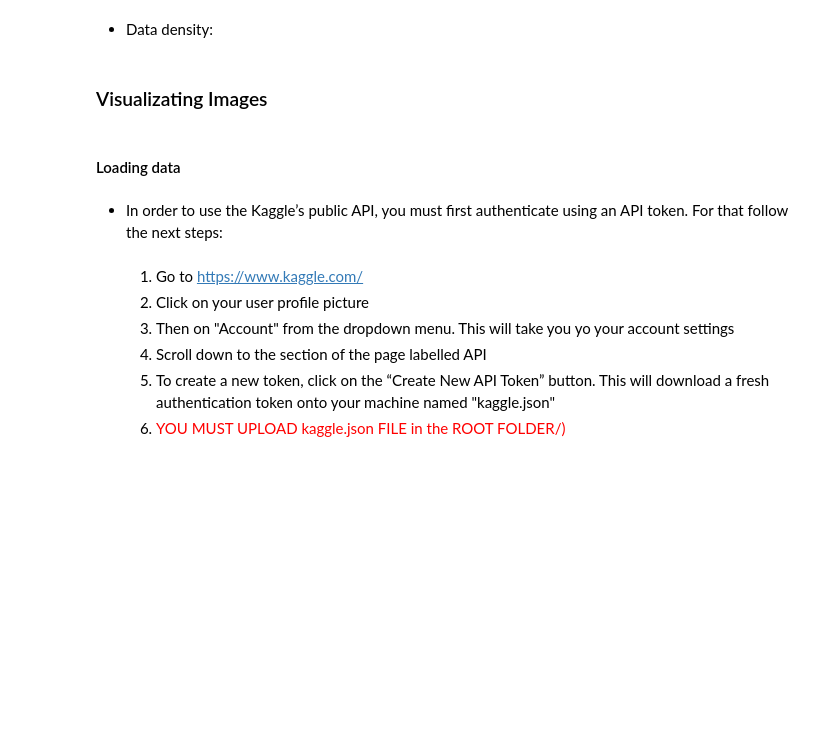
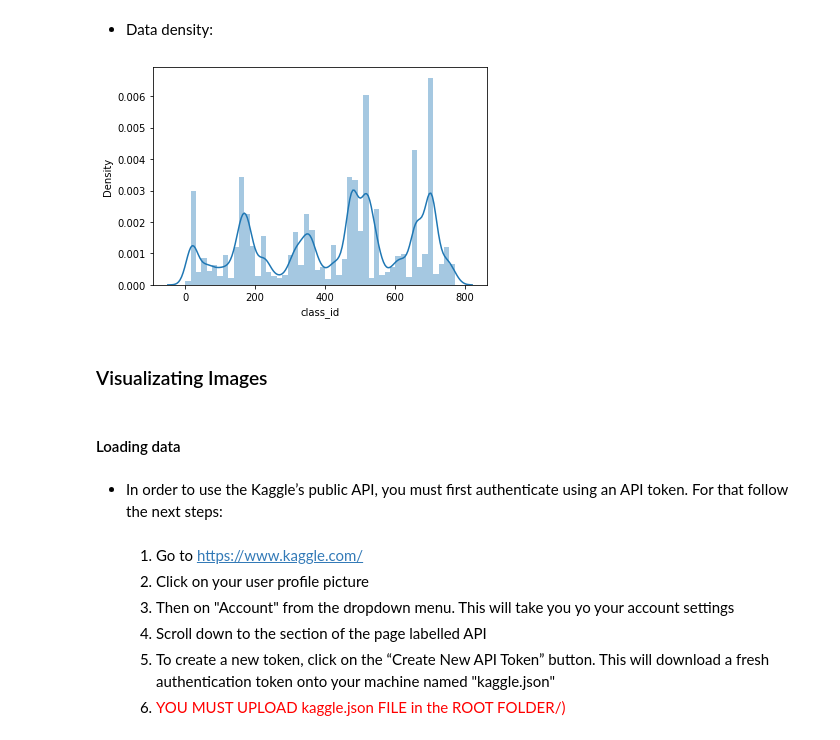
Before and after one commit to deivid-01/ML-snake-classifier, a Jupyter notebook: 01_data_exploration_original_dataset.ipynb, the cells around one changed output. Saved outputs shown, nothing was run; the diff lists cells and outputs as text; code cells hidden in the pictures; blank space fills up the shorter version.

Commit message:
01 data exploration working

```diff
--- a/01_data_exploration_original_dataset.ipynb
+++ b/01_data_exploration_original_dataset.ipynb
@@ -112,7 +153,7 @@ def displayImagesForRandomBreeds(df,num_breeds = 5, num_imgs_forbreed= 2):
 # %% [markdown]
 - Reading main .csv file
 # %%
-df = pd.read_csv('data_csv/data.csv')
+df = pd.read_csv(os.path.abspath('data_csv/data.csv'))
 # %% [markdown]
 - First  samples
 # %%
@@ -149,7 +252,9 @@ df['breed'].value_counts()
 # %% [markdown]
 - Data density:
 # %%
-sns.distplot(df['breed_encode']);
+sns.distplot(df['class_id']);
+# %% [output]
+[figure, added]
 # %% [markdown]
 ### Visualizating Images
 # %% [markdown]
```
Also changed, not shown: parts of 14 cells of this notebook, 3 other files.
